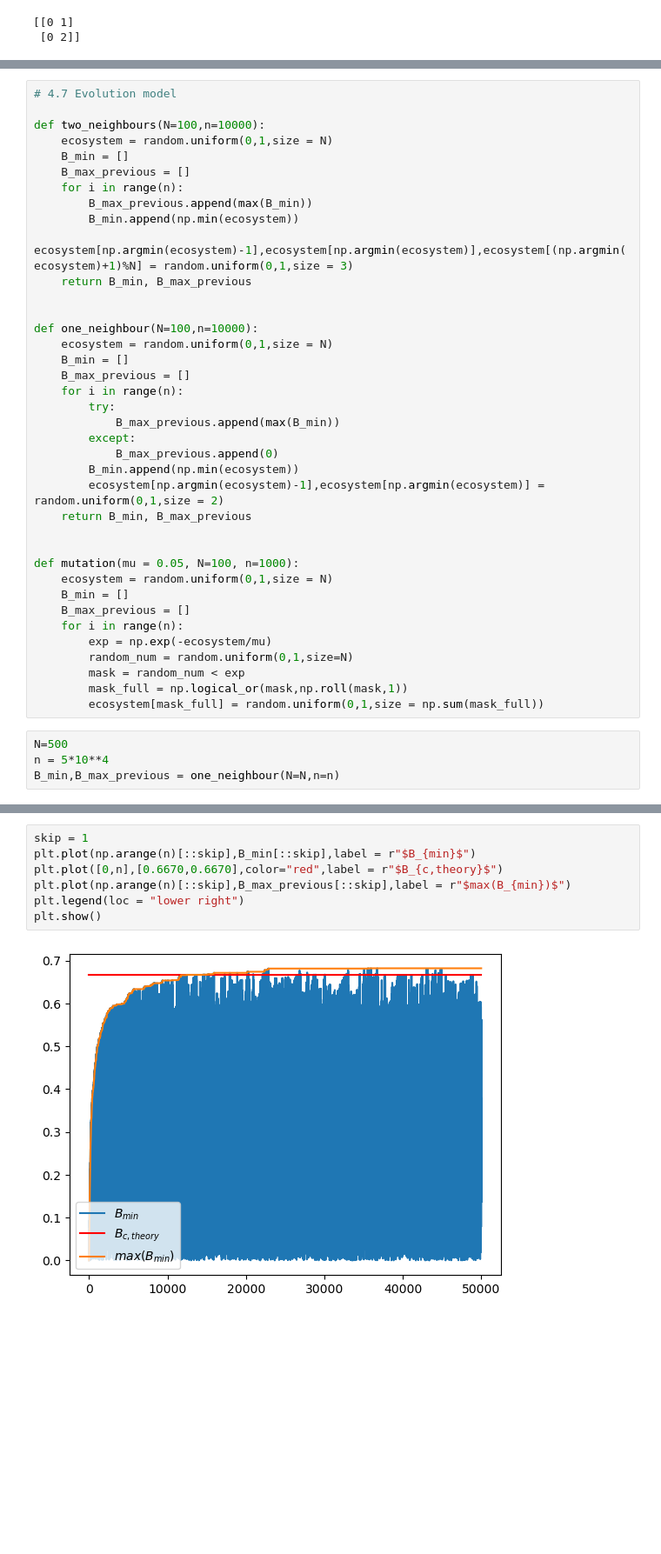
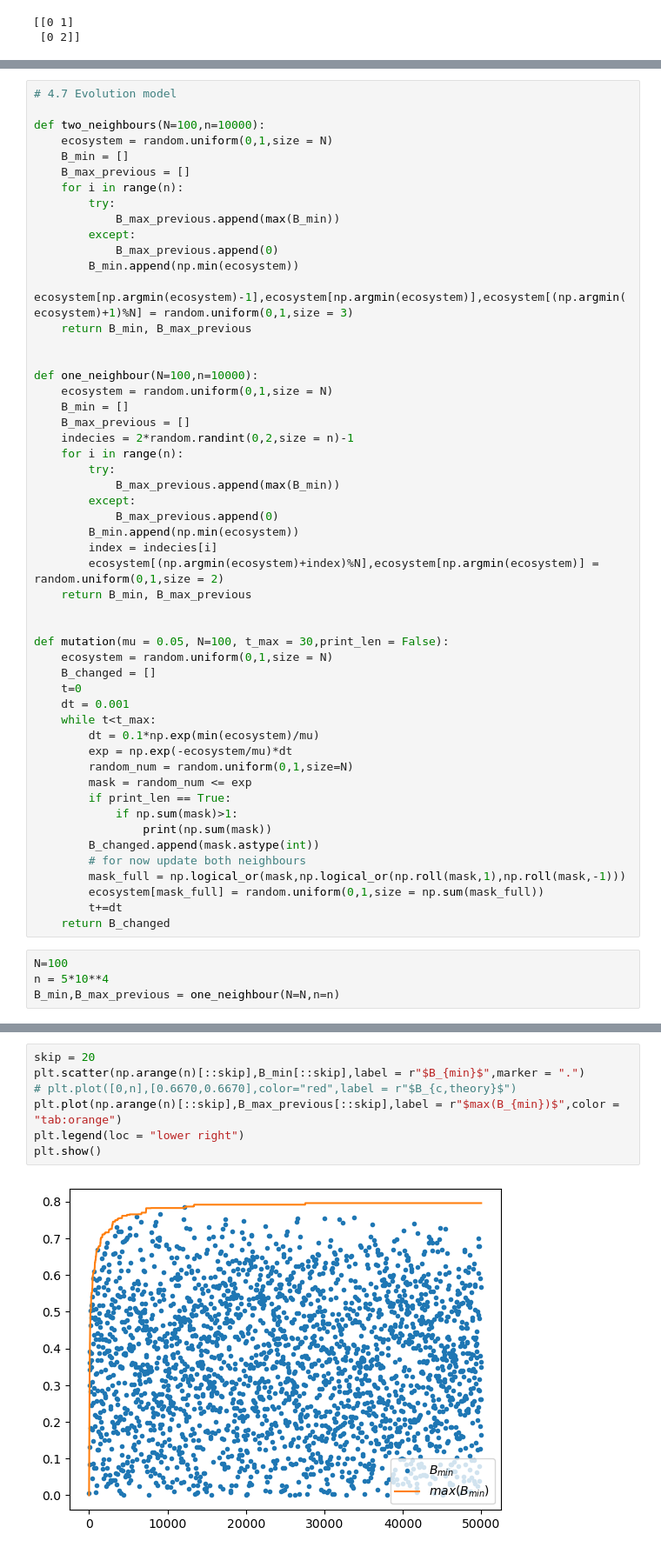
Before and after one commit to SSBNS/Complex_physics_SSBNS, a Jupyter notebook: Exercises.ipynb, the cells around one changed output, grey strips where cells are left out. Shown: that part at 87% size. Drawn from its saved outputs; the diff is of its cells as text; blank space fills up the shorter version.

```diff
--- a/Exercises.ipynb
+++ b/Exercises.ipynb
@@ -392,7 +378,10 @@ def two_neighbours(N=100,n=10000):
     B_min = []
     B_max_previous = []
     for i in range(n):
-        B_max_previous.append(max(B_min))
+        try:
+            B_max_previous.append(max(B_min))
+        except:
+            B_max_previous.append(0)
         B_min.append(np.min(ecosystem))
         ecosystem[np.argmin(ecosystem)-1],ecosystem[np.argmin(ecosystem)],ecosystem[(np.argmin(ecosystem)+1)%N] = random.uniform(0,1,size = 3)
     return B_min, B_max_previous
@@ -402,27 +391,38 @@ def one_neighbour(N=100,n=10000):
     ecosystem = random.uniform(0,1,size = N)
     B_min = []
     B_max_previous = []
+    indecies = 2*random.randint(0,2,size = n)-1
     for i in range(n):
         try:
             B_max_previous.append(max(B_min))
         except:
             B_max_previous.append(0)
         B_min.append(np.min(ecosystem))
-        ecosystem[np.argmin(ecosystem)-1],ecosystem[np.argmin(ecosystem)] = random.uniform(0,1,size = 2)
+        index = indecies[i]
+        ecosystem[(np.argmin(ecosystem)+index)%N],ecosystem[np.argmin(ecosystem)] = random.uniform(0,1,size = 2)
     return B_min, B_max_previous
 
 
-def mutation(mu = 0.05, N=100, n=1000):
+def mutation(mu = 0.05, N=100, t_max = 30,print_len = False):
     ecosystem = random.uniform(0,1,size = N)
-    B_min = []
-    B_max_previous = []
-    for i in range(n):
-        exp = np.exp(-ecosystem/mu)
+    B_changed = []
+    t=0
+    dt = 0.001
+    while t<t_max:
+        dt = 0.1*np.exp(min(ecosystem)/mu)
+        exp = np.exp(-ecosystem/mu)*dt
         random_num = random.uniform(0,1,size=N)
-        mask = random_num < exp
-        mask_full = np.logical_or(mask,np.roll(mask,1))
+        mask = random_num <= exp
+        if print_len == True:
+            if np.sum(mask)>1:
+                print(np.sum(mask))
+        B_changed.append(mask.astype(int))
+        # for now update both neighbours
+        mask_full = np.logical_or(mask,np.logical_or(np.roll(mask,1),np.roll(mask,-1)))
         ecosystem[mask_full] = random.uniform(0,1,size = np.sum(mask_full))
+        t+=dt
+    return B_changed
 # %%
-N=500
+N=100
 n = 5*10**4
 B_min,B_max_previous = one_neighbour(N=N,n=n)
@@ -429,9 +431,9 @@ B_min,B_max_previous = one_neighbour(N=N,n=n)
 # %%
-skip = 1
-plt.plot(np.arange(n)[::skip],B_min[::skip],label = r"$B_{min}$")
-plt.plot([0,n],[0.6670,0.6670],color="red",label = r"$B_{c,theory}$")
-plt.plot(np.arange(n)[::skip],B_max_previous[::skip],label = r"$max(B_{min})$")
+skip = 20
+plt.scatter(np.arange(n)[::skip],B_min[::skip],label = r"$B_{min}$",marker = ".")
+# plt.plot([0,n],[0.6670,0.6670],color="red",label = r"$B_{c,theory}$")
+plt.plot(np.arange(n)[::skip],B_max_previous[::skip],label = r"$max(B_{min})$",color = "tab:orange")
 plt.legend(loc = "lower right")
 plt.show()
 # %% [output]
-[figure, old version]
+[figure, new version]
```
Also changed, not shown: parts of 18 cells of this notebook, 1 other file.
